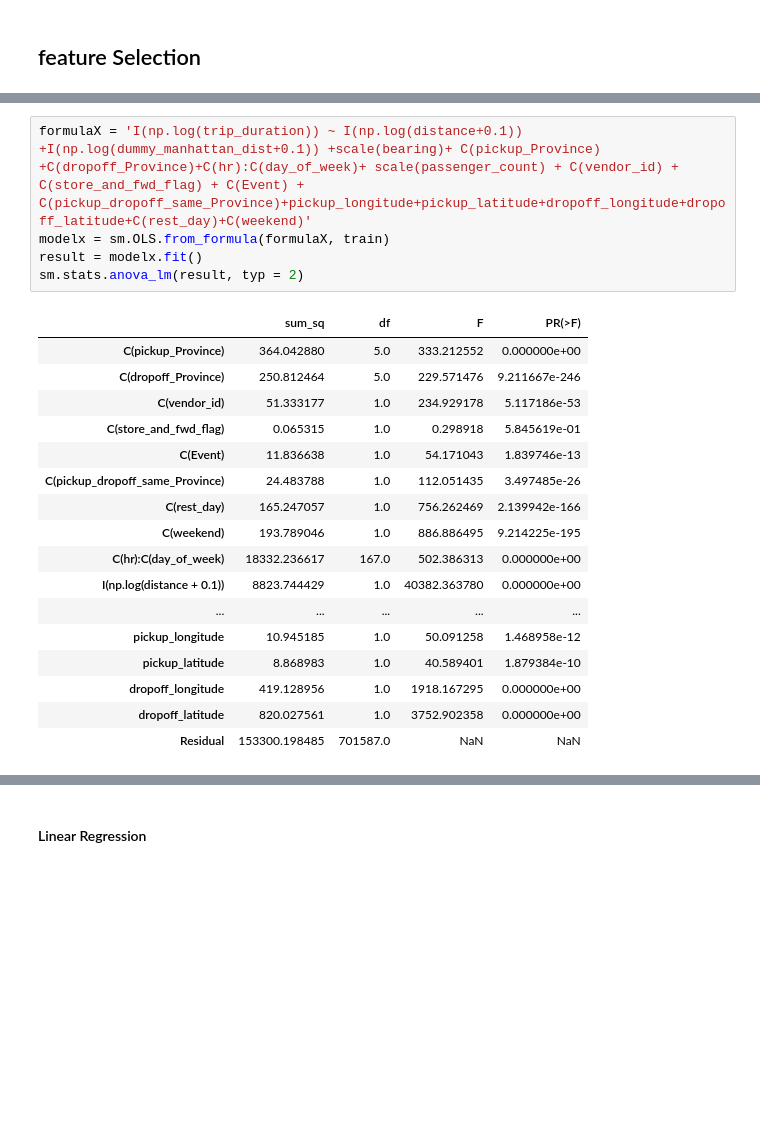
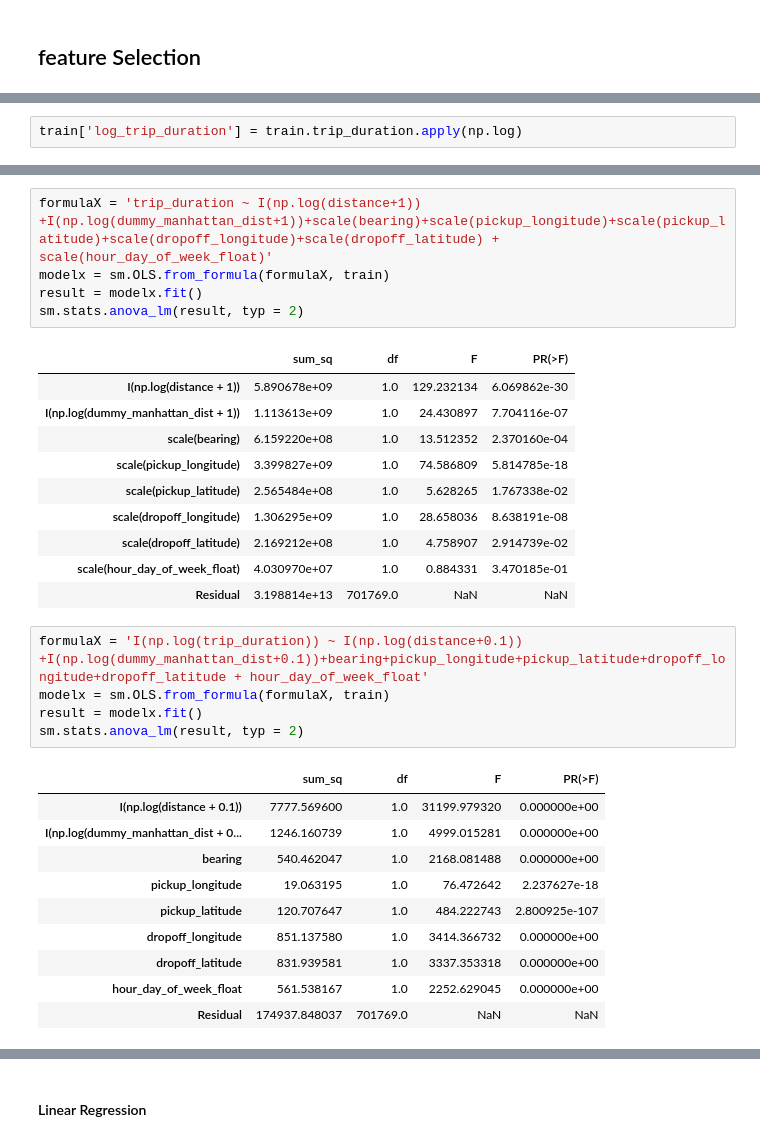
Before and after one commit to buenhyden/TeamProject_Linear_Regression, a Jupyter notebook: Linear_Regression_Analysis_Sigma_2nd.ipynb, the cells around one changed output, grey strips where cells are left out. Cells and saved outputs as stored; diff of their text form; blank space fills up the shorter version.

```diff
--- a/Linear_Regression_Analysis_Sigma_2nd.ipynb
+++ b/Linear_Regression_Analysis_Sigma_2nd.ipynb
@@ -45 +79,3 @@ train.shape
+# %%
+train['log_trip_duration'] = train.trip_duration.apply(np.log)
 # %% [markdown]
@@ -48,23 +293,32 @@ train.shape
+# %%
+formulaX = 'trip_duration ~ I(np.log(distance+1)) +I(np.log(dummy_manhattan_dist+1))+scale(bearing)+scale(pickup_longitude)+scale(pickup_latitude)+scale(dropoff_longitude)+scale(dropoff_latitude) + scale(hour_day_of_week_float)'
+modelx = sm.OLS.from_formula(formulaX, train)
+result = modelx.fit()
+sm.stats.anova_lm(result, typ = 2)
+# %% [output]
+|  | sum_sq | df | F | PR(>F) |
+| I(np.log(distance + 1)) | 5.890678e+09 | 1.0 | 129.232134 | 6.069862e-30 |
+| I(np.log(dummy_manhattan_dist + 1)) | 1.113613e+09 | 1.0 | 24.430897 | 7.704116e-07 |
+| scale(bearing) | 6.159220e+08 | 1.0 | 13.512352 | 2.370160e-04 |
+| scale(pickup_longitude) | 3.399827e+09 | 1.0 | 74.586809 | 5.814785e-18 |
+| scale(pickup_latitude) | 2.565484e+08 | 1.0 | 5.628265 | 1.767338e-02 |
+| scale(dropoff_longitude) | 1.306295e+09 | 1.0 | 28.658036 | 8.638191e-08 |
+| scale(dropoff_latitude) | 2.169212e+08 | 1.0 | 4.758907 | 2.914739e-02 |
+| scale(hour_day_of_week_float) | 4.030970e+07 | 1.0 | 0.884331 | 3.470185e-01 |
+| Residual | 3.198814e+13 | 701769.0 | NaN | NaN |
 # %%
-formulaX = 'I(np.log(trip_duration)) ~ I(np.log(distance+0.1)) +I(np.log(dummy_manhattan_dist+0.1)) +scale(bearing)+ C(pickup_Province) +C(dropoff_Province)+C(hr):C(day_of_week)+ scale(passenger_count) + C(vendor_id) + C(store_and_fwd_flag) + C(Event) + C(pickup_dropoff_same_Province)+pickup_longitude+pickup_latitude+dropoff_longitude+dropoff_latitude+C(rest_day)+C(weekend)'
+formulaX = 'I(np.log(trip_duration)) ~ I(np.log(distance+0.1)) +I(np.log(dummy_manhattan_dist+0.1))+bearing+pickup_longitude+pickup_latitude+dropoff_longitude+dropoff_latitude + hour_day_of_week_float'
 modelx = sm.OLS.from_formula(formulaX, train)
 result = modelx.fit()
 sm.stats.anova_lm(result, typ = 2)
 # %% [output]
 |  | sum_sq | df | F | PR(>F) |
-| C(pickup_Province) | 364.042880 | 5.0 | 333.212552 | 0.000000e+00 |
-| C(dropoff_Province) | 250.812464 | 5.0 | 229.571476 | 9.211667e-246 |
-| C(vendor_id) | 51.333177 | 1.0 | 234.929178 | 5.117186e-53 |
-| C(store_and_fwd_flag) | 0.065315 | 1.0 | 0.298918 | 5.845619e-01 |
-| C(Event) | 11.836638 | 1.0 | 54.171043 | 1.839746e-13 |
-| C(pickup_dropoff_same_Province) | 24.483788 | 1.0 | 112.051435 | 3.497485e-26 |
-| C(rest_day) | 165.247057 | 1.0 | 756.262469 | 2.139942e-166 |
-| C(weekend) | 193.789046 | 1.0 | 886.886495 | 9.214225e-195 |
-| C(hr):C(day_of_week) | 18332.236617 | 167.0 | 502.386313 | 0.000000e+00 |
-| I(np.log(distance + 0.1)) | 8823.744429 | 1.0 | 40382.363780 | 0.000000e+00 |
-| ... | ... | ... | ... | ... |
-| pickup_longitude | 10.945185 | 1.0 | 50.091258 | 1.468958e-12 |
-| pickup_latitude | 8.868983 | 1.0 | 40.589401 | 1.879384e-10 |
-| dropoff_longitude | 419.128956 | 1.0 | 1918.167295 | 0.000000e+00 |
-| dropoff_latitude | 820.027561 | 1.0 | 3752.902358 | 0.000000e+00 |
-| Residual | 153300.198485 | 701587.0 | NaN | NaN |
+| I(np.log(distance + 0.1)) | 7777.569600 | 1.0 | 31199.979320 | 0.000000e+00 |
+| I(np.log(dummy_manhattan_dist + 0... | 1246.160739 | 1.0 | 4999.015281 | 0.000000e+00 |
+| bearing | 540.462047 | 1.0 | 2168.081488 | 0.000000e+00 |
+| pickup_longitude | 19.063195 | 1.0 | 76.472642 | 2.237627e-18 |
+| pickup_latitude | 120.707647 | 1.0 | 484.222743 | 2.800925e-107 |
+| dropoff_longitude | 851.137580 | 1.0 | 3414.366732 | 0.000000e+00 |
+| dropoff_latitude | 831.939581 | 1.0 | 3337.353318 | 0.000000e+00 |
+| hour_day_of_week_float | 561.538167 | 1.0 | 2252.629045 | 0.000000e+00 |
+| Residual | 174937.848037 | 701769.0 | NaN | NaN |
```
Also changed, not shown: parts of 227 cells of this notebook.
